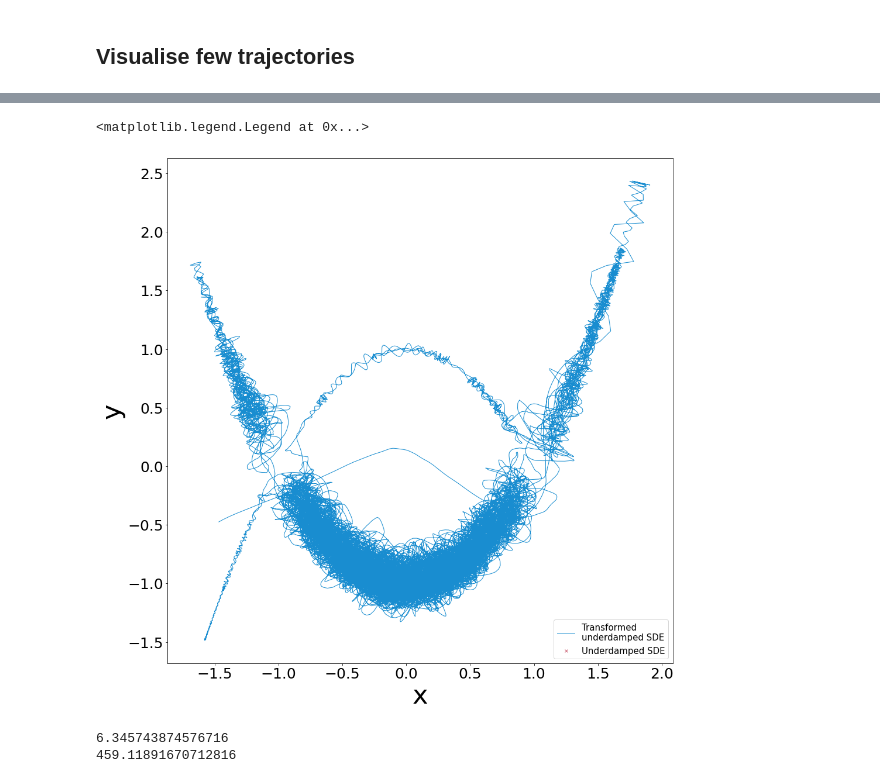
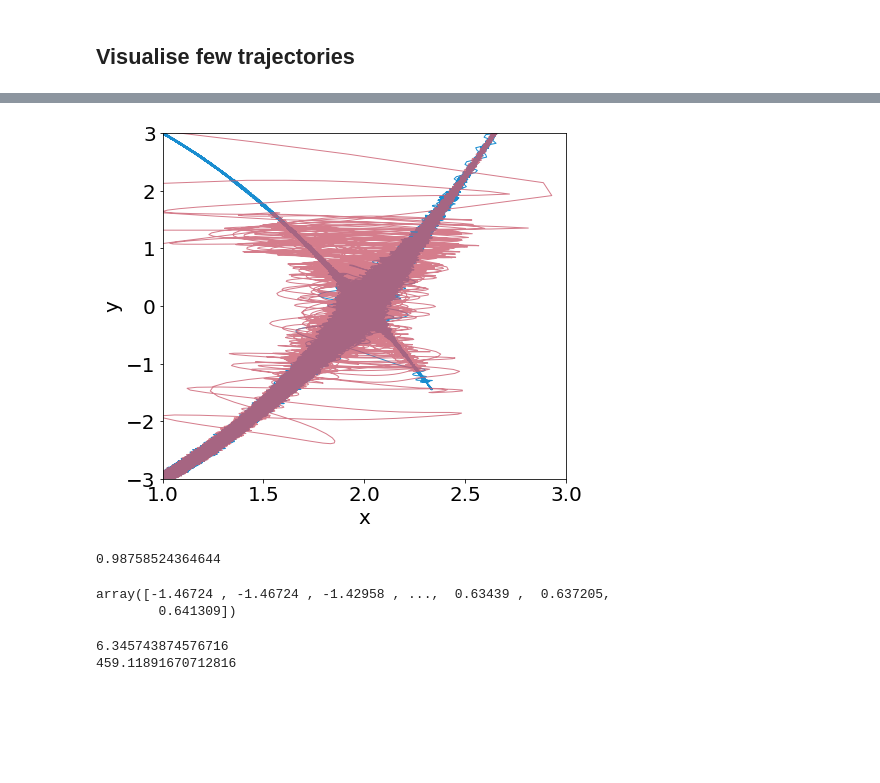
Before and after one commit to alixsleroy/Stepupyourgame, a Jupyter notebook: eddie/visualisations/Anisotropic_modified.ipynb, the cells around one changed output, grey strips where cells are left out. Drawn from its saved outputs; the diff is of its cells as text; code cells hidden in the pictures; blank space fills up the shorter version.

```diff
--- a/eddie/visualisations/Anisotropic_modified.ipynb
+++ b/eddie/visualisations/Anisotropic_modified.ipynb
@@ -14,7 +14,7 @@ from mpl_toolkits import mplot3d
 
 # nrank = sys.argv[0]
 path="/home/s2133976/OneDrive/ExtendedProject/Code/Stepupyourgame/Stepupyourgame/data/C/underdamped_2d_ani_mod/"
-font_size=25
+font_size=20
 lw=3
 s=10
 def U(x):
@@ -550,7 +551,7 @@ numsam=5
 r=0.01
 nsnapshot=5
 # %%
-path="/home/s2133976/OneDrive/ExtendedProject/Code/Stepupyourgame/Stepupyourgame/data/C/underdamped/fewtraj_ani_mod/"
+path="/home/s2133976/OneDrive/ExtendedProject/Code/Stepupyourgame/Stepupyourgame/data/C/underdamped/fewtraj_ani_mod/smalldt"
 
 fig, ((axs))= plt.subplots(numsam,3,figsize=(50,80))# plt.figure(figsize=(4,4))
 fig.subplots_adjust(left=0.1,bottom=0.1, right=0.9, top=0.9, wspace=0.4, hspace=0.4)
@@ -611,40 +612,47 @@ axs[0,0].legend(fontsize=font_size,loc="upper center",ncol=3,bbox_to_anchor=(0.8
 # %%
-path="/home/s2133976/OneDrive/ExtendedProject/Code/Stepupyourgame/Stepupyourgame/data/C/underdamped/fewtraj_ani_mod"
+path="/home/s2133976/OneDrive/ExtendedProject/Code/Stepupyourgame/Stepupyourgame/data/C/underdamped/fewtraj_ani_mod/smalldt"
 i=0
-fig, ((axs))= plt.subplots(1,1,figsize=(15,15))# plt.figure(figsize=(4,4))
+fig, ((axs))= plt.subplots(1,1,figsize=(7,6))# plt.figure(figsize=(4,4))
 fig.subplots_adjust(left=0.1,bottom=0.1, right=0.9, top=0.9, wspace=0.4, hspace=0.4)
 nbins=100
 range_bins=[-3.,3.]
-font_size=45
+font_size=20
 
-# for i in range(numsam):
-filename= path+"/vec_noada_x"+str(i)+".txt"
-q_noadax,p_noada,g=openCfile_qp(filename)
-filename= path+"/vec_tr_x"+str(i)+".txt"
-q_trx,p_tr,g=openCfile_qp(filename)
-filename= path+"/vec_tr_g"+str(i)+".txt"
+# # for i in range(numsam):
+# filename= path+"/vec_noada_x"+str(i)+".txt"
+# q_noadax,p_noada,g=openCfile_qp(filename)
+# filename= path+"/vec_tr_x"+str(i)+".txt"
+# q_trx,p_tr,g=openCfile_qp(filename)
+# filename= path+"/vec_tr_g"+str(i)+".txt"
+# # g,p_trnone,gnone=openCfile_qp(filename)
+
+# filename= path+"/vec_noada_y"+str(i)+".txt"
+# q_noaday,p_noada,g=openCfile_qp(filename)
+# filename= path+"/vec_tr_y"+str(i)+".txt"
+# q_try,p_tr,g=openCfile_qp(filename)
+# filename= path+"/vec_tr_g"+str(i)+".txt"
 # g,p_trnone,gnone=openCfile_qp(filename)
-
-filename= path+"/vec_noada_y"+str(i)+".txt"
-q_noaday,p_noada,g=openCfile_qp(filename)
-filename= path+"/vec_tr_y"+str(i)+".txt"
-q_try,p_tr,g=openCfile_qp(filename)
-filename= path+"/vec_tr_g"+str(i)+".txt"
-g,p_trnone,gnone=openCfile_qp(filename)
 
 # Q
 ###
 lw=1.
-axs.plot(q_trx,q_try,markersize=1,linewidth=lw,alpha=0.9,label='Transformed\nunderdamped SDE',color=myblue)
-axs.plot(q_noadax,q_noaday,"x",markersize=5,linewidth=lw,label='Underdamped SDE',color=myred)
+axs.plot(q_trx,q_try,markersize=1,linewidth=lw,alpha=0.9,label="B$\\hat{\\rm{A}}\\hat{\\rm{O}}\\hat{\\rm{A}}$B",color=myblue)
+axs.plot(q_noadax,q_noaday,linewidth=lw,label='BAOAB',alpha=0.8,color=myred)
 
-# axs.set_ylim(-4,4.)
-# axs.set_xlim(-3,3)
+
+axs.set_ylim(-3,3.)
+axs.set_xlim(1,3)
 
 axs.set_xlabel("x", fontsize=font_size)
 axs.set_ylabel("y", fontsize=font_size)
 
-axs.legend(fontsize=font_size/3,loc="lower right",ncol=1)
+# axs.legend(fontsize=font_size,ncol=2,loc="lower right")
+
+
+fig.savefig("figures/bobsled_noada_ada_zoom_nolegend.png")
 # %% [output]
-<matplotlib.legend.Legend at 0x...>
-[figure, old version]
+[figure, new version]
+# %%
+np.mean(g)
+# %% [output]
+0.98758524364644
@@ -651,3 +699,8 @@ axs.legend(fontsize=font_size/3,loc="lower right",ncol=1)
+# %%
+q_trx
+# %% [output]
+array([-1.46724 , -1.46724 , -1.42958 , ...,  0.63439 ,  0.637205,
+        0.641309])
 # %%
 u=0
 una=0
```
Also changed, not shown: parts of 9 cells of this notebook, 12 other files.
